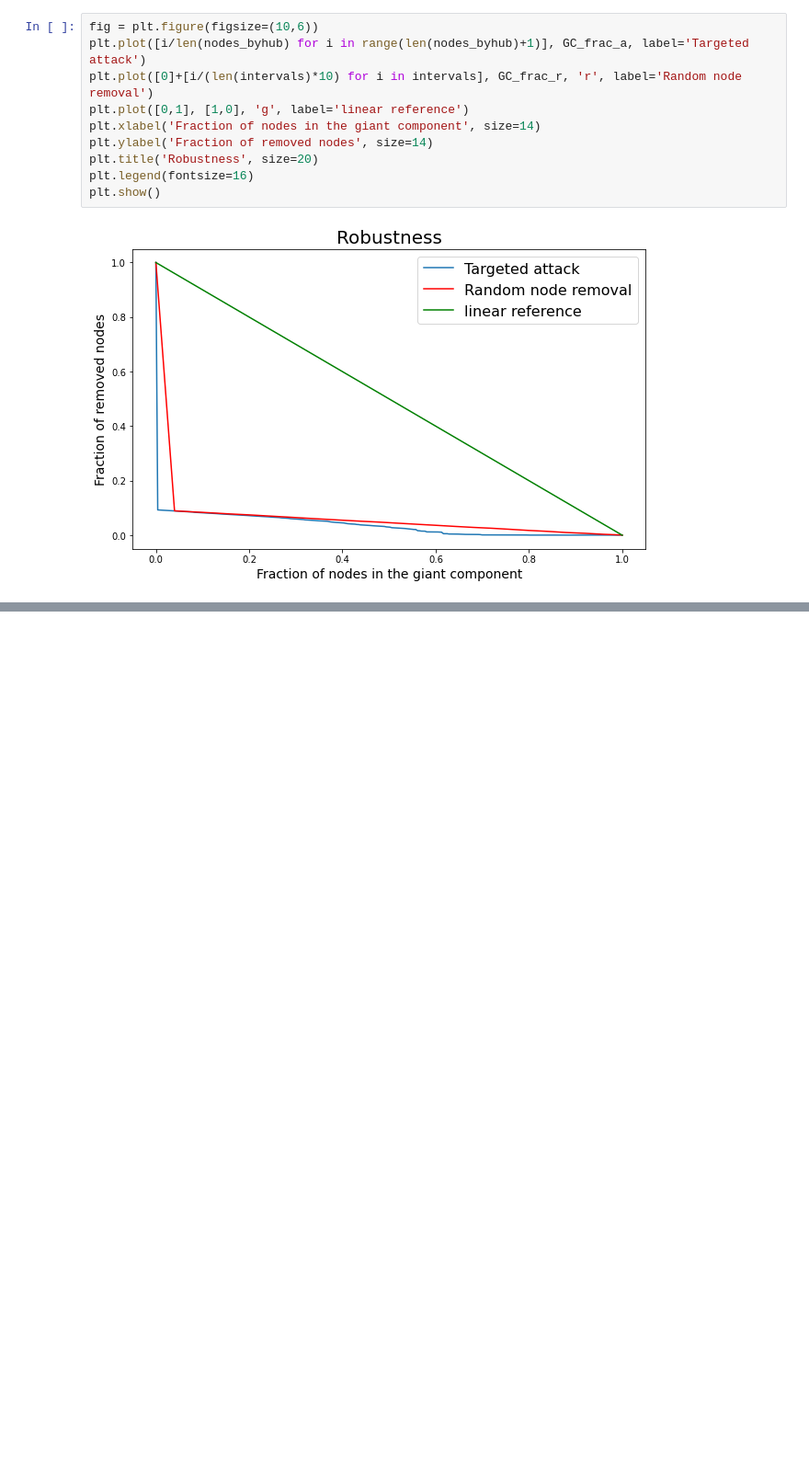
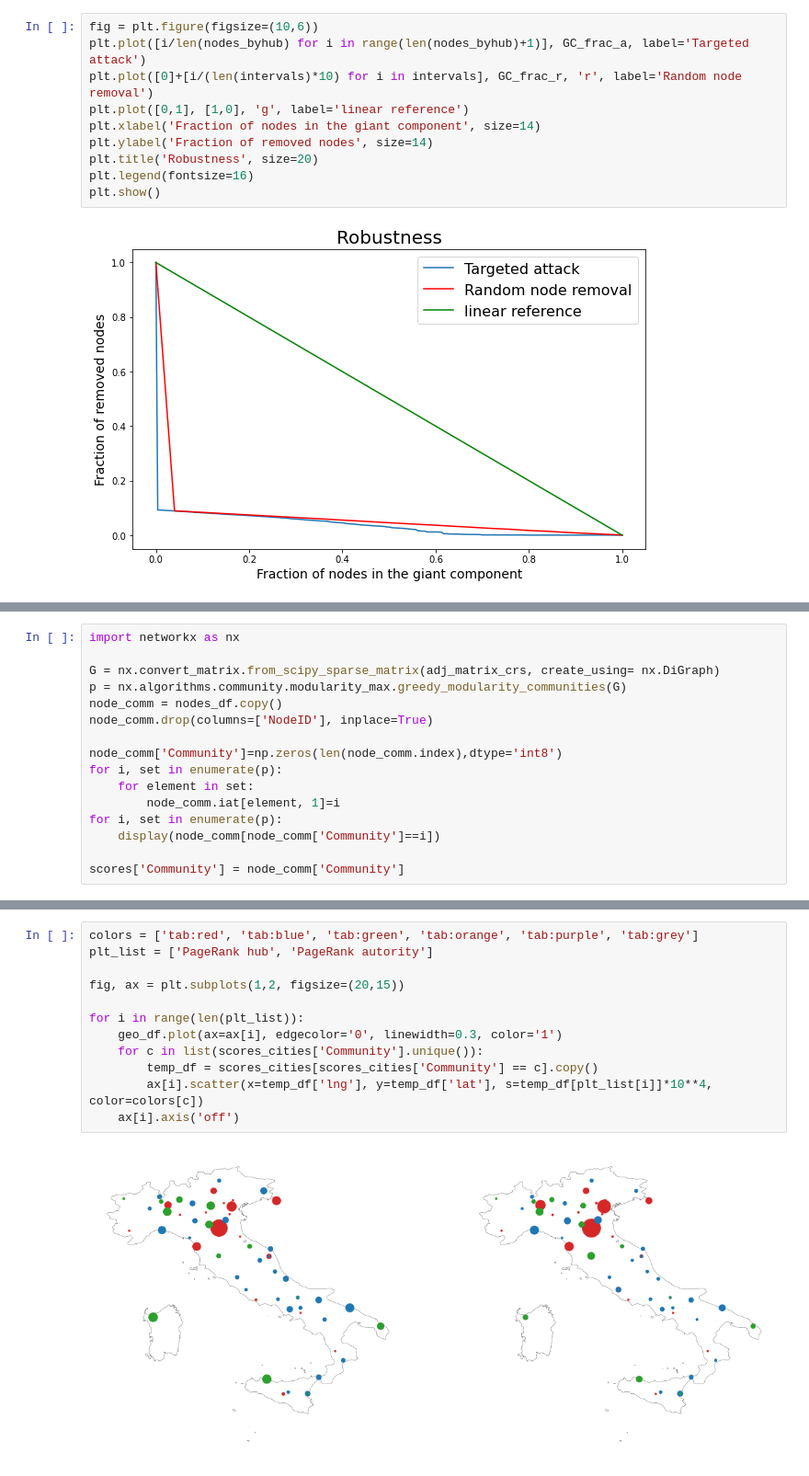
Before and after one commit to FilippoBragato/ErasmusMobilityStudy, a Jupyter notebook: ErasmusForStudy_Network14-19.ipynb, the cells around one changed output, grey strips where cells are left out. Shown at 92% size. Drawn from its saved outputs; the diff is of its cells as text; blank space fills up the shorter version.

Commit message:
universities communities geo_plots

```diff
--- a/ErasmusForStudy_Network14-19.ipynb
+++ b/ErasmusForStudy_Network14-19.ipynb
@@ -568,0 +487,16 @@ ax.axis('off')
+# %%
+import networkx as nx
+
+G = nx.convert_matrix.from_scipy_sparse_matrix(adj_matrix_crs, create_using= nx.DiGraph)
+p = nx.algorithms.community.modularity_max.greedy_modularity_communities(G)
+node_comm = nodes_df.copy()
+node_comm.drop(columns=['NodeID'], inplace=True)
+
+node_comm['Community']=np.zeros(len(node_comm.index),dtype='int8')
+for i, set in enumerate(p):
+    for element in set:
+        node_comm.iat[element, 1]=i
+for i, set in enumerate(p):
+    display(node_comm[node_comm['Community']==i])
+
+scores['Community'] = node_comm['Community']
@@ -568,0 +602,14 @@ ax.axis('off')
+# %%
+colors = ['tab:red', 'tab:blue', 'tab:green', 'tab:orange', 'tab:purple', 'tab:grey']
+plt_list = ['PageRank hub', 'PageRank autority']
+
+fig, ax = plt.subplots(1,2, figsize=(20,15))
+
+for i in range(len(plt_list)):
+    geo_df.plot(ax=ax[i], edgecolor='0', linewidth=0.3, color='1')
+    for c in list(scores_cities['Community'].unique()):
+        temp_df = scores_cities[scores_cities['Community'] == c].copy()
+        ax[i].scatter(x=temp_df['lng'], y=temp_df['lat'], s=temp_df[plt_list[i]]*10**4, color=colors[c])
+    ax[i].axis('off')
+# %% [output]
+[figure, added]
```
Also changed, not shown: parts of 19 cells of this notebook.
